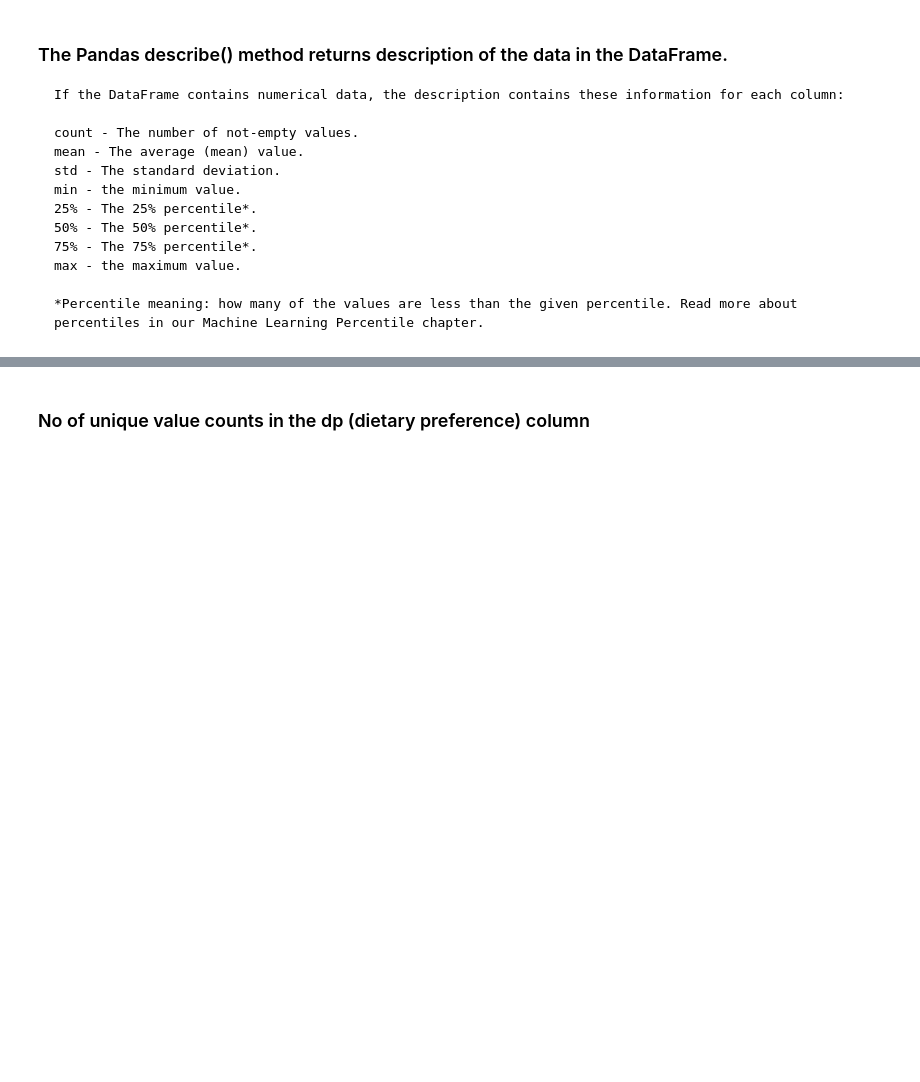
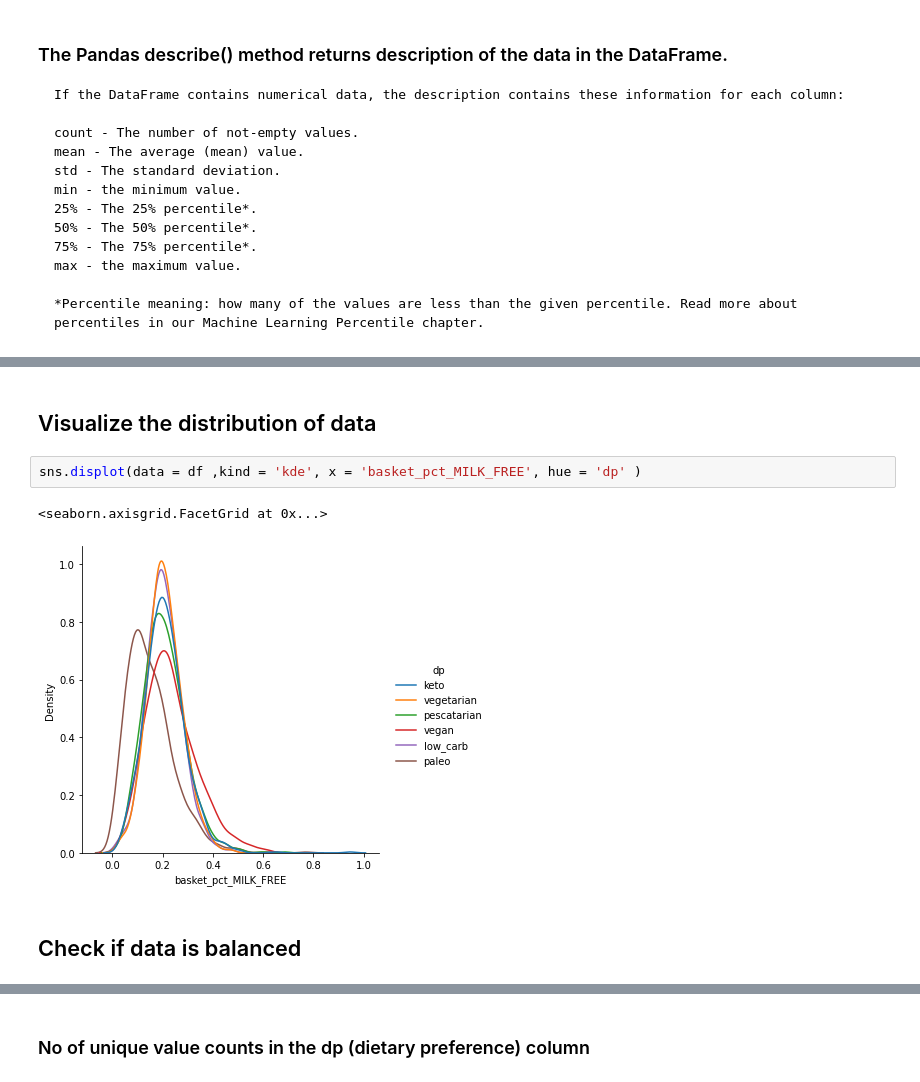
Before and after one commit to DeepikaVadlamudi/AI-ML-Personalization-Workshop, a Jupyter notebook: Personalization/ML_Personalization.ipynb, the cells around one changed output, grey strips where cells are left out. Drawn from its saved outputs; the diff is of its cells as text; blank space fills up the shorter version.

```diff
--- a/Personalization/ML_Personalization.ipynb
+++ b/Personalization/ML_Personalization.ipynb
@@ -149,0 +279,9 @@ df['basket_pct_WHEAT_FREE']=df.basket_pct_WHEAT_FREE.mask(df.basket_pct_WHEAT_FR
+# %% [markdown]
+## Visualize the distribution of data
+# %%
+sns.displot(data = df ,kind = 'kde', x = 'basket_pct_MILK_FREE', hue = 'dp' )
+# %% [output]
+<seaborn.axisgrid.FacetGrid at 0x...>
+[figure, added]
+# %% [markdown]
+## Check if data is balanced
```
Also changed, not shown: parts of 35 cells of this notebook.
